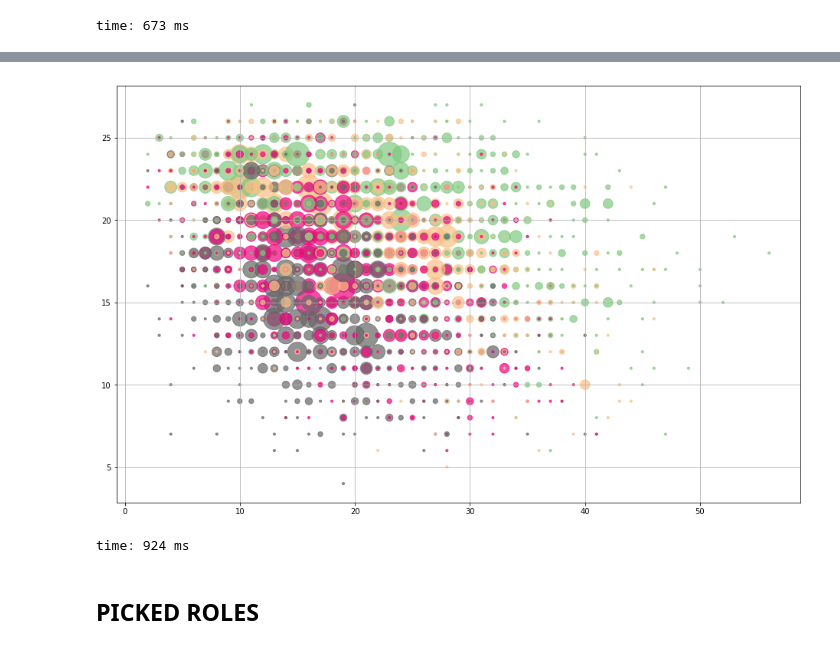
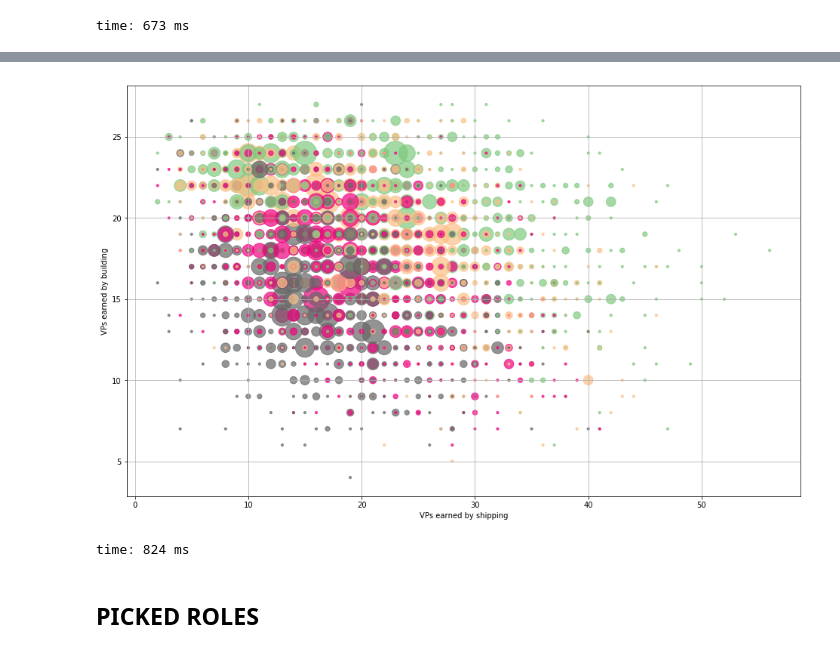
Before and after one commit to xiwix/binder, a Jupyter notebook: bga.puertorico.analyze.ipynb, the cells around one changed output, grey strips where cells are left out. Cells and saved outputs as stored; diff of their text form; code cells hidden in the pictures.

```diff
--- a/bga.puertorico.analyze.ipynb
+++ b/bga.puertorico.analyze.ipynb
@@ -492,12 +499,14 @@ time: 17.6 ms
 # %%
 d = list(zip(*[(*k, v*v*10) for k,v in collections.Counter(dd).items()]))
 fig, ax = plt.subplots()
 ax.scatter(d[1], d[2], c=d[0],  s=d[3], alpha=0.7, cmap=plt.get_cmap('Accent'))
 ax.grid(True)
+ax.set_xlabel(player_stats['10'])
+ax.set_ylabel(player_stats['11'])
 plt.show()
 # %% [output]
-[figure, old version]
+[figure, new version]
-time: 924 ms
+time: 824 ms
 # %% [markdown]
 ## PICKED ROLES
 # %%
```
Also changed, not shown: parts of 3 cells of this notebook.
